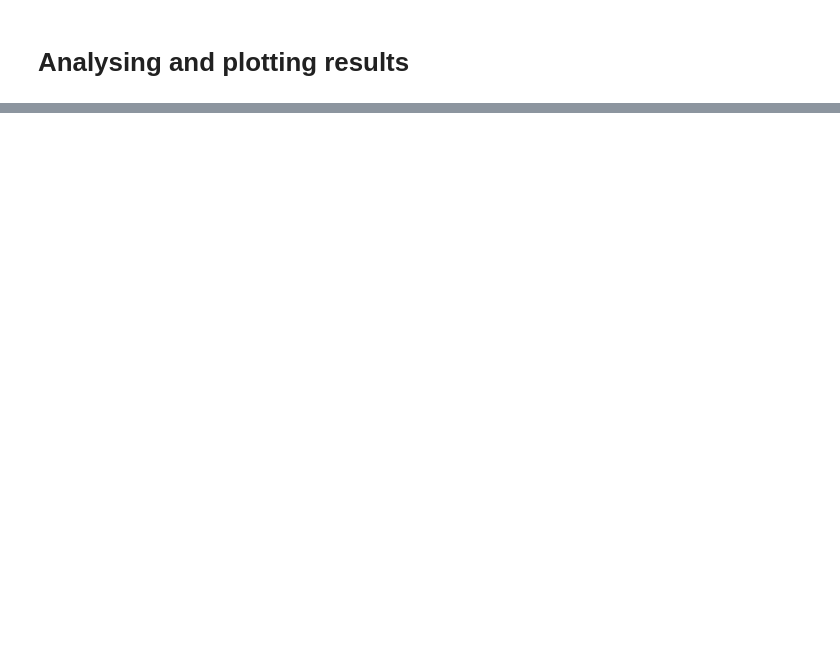
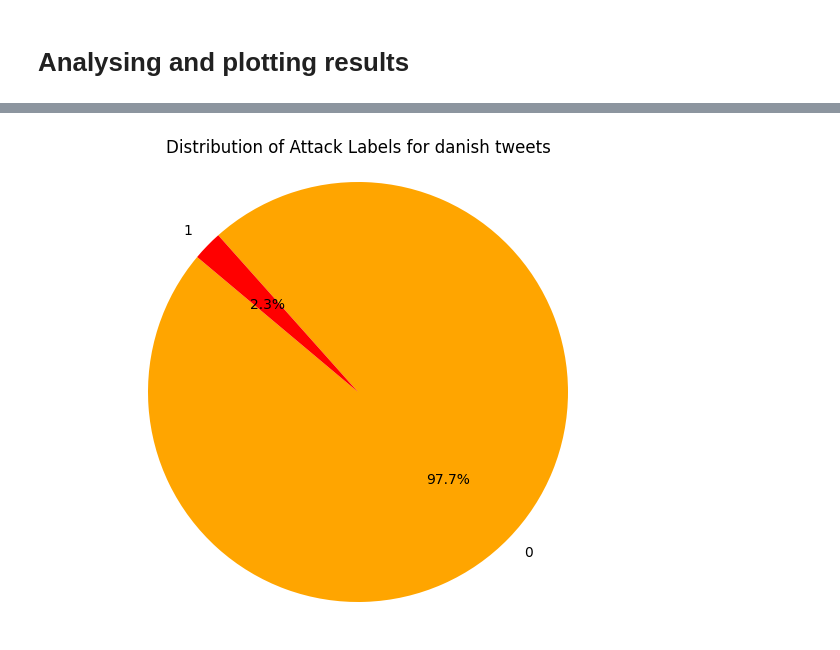
Before and after one commit to idadencker/STANDBY, a Jupyter notebook: Rec-nition and attack on twitter data/Scripts/Applying_algorithms.ipynb, the cells around one changed output, grey strips where cells are left out. Drawn from its saved outputs; the diff is of its cells as text; code cells hidden in the pictures; blank space fills up the shorter version.

Commit message:
testing attack and rec

```diff
--- a/Rec-nition and attack on twitter data/Scripts/Applying_algorithms.ipynb
+++ b/Rec-nition and attack on twitter data/Scripts/Applying_algorithms.ipynb
@@ -2,0 +114,4 @@
+# %%
+# load in parquet file
+import pandas as pd
+twitter = pd.read_parquet('/Users/idahelenedencker/Desktop/all_danish_historical_tweets_3_with_keys.parquet', engine='pyarrow')
@@ -2,0 +170,9 @@
+# %%
+#filter to only danish
+danish = twitter[twitter['lang'] == 'da']
+danish
+#1,3 million tweets
+
+#Make a test dataset of 1000 examples
+danish_test = danish.head(1000)
+danish_test
@@ -4,0 +548,3 @@
+# %%
+scored_tweets= pd.read_csv('/Users/idahelenedencker/Desktop/STANDBY/Rec-nition and attack on twitter data/CSV files/twitter_w_rec_attack_test.csv')
+scored_tweets
@@ -4,0 +565,20 @@
+# %%
+#pie chart of attack label
+import matplotlib.pyplot as plt
+import seaborn as sns
+
+label_counts = scored_tweets['attack'].value_counts()
+
+# Define a color map for emotion categories
+color_map = {
+    1: 'red',
+    0: 'orange'}
+
+# Plotting the pie chart for all
+plt.figure(figsize=(8, 6))
+plt.pie(label_counts, labels=label_counts.index, autopct='%1.1f%%', startangle=140, colors=[color_map[label] for label in label_counts.index])
+plt.title('Distribution of Attack Labels for danish tweets')
+plt.axis('equal')  # Equal aspect ratio ensures that pie is drawn as a circle.
+plt.show()
+# %% [output]
+[figure, added]
```
Also changed, not shown: parts of 17 cells of this notebook, 8 other files.
